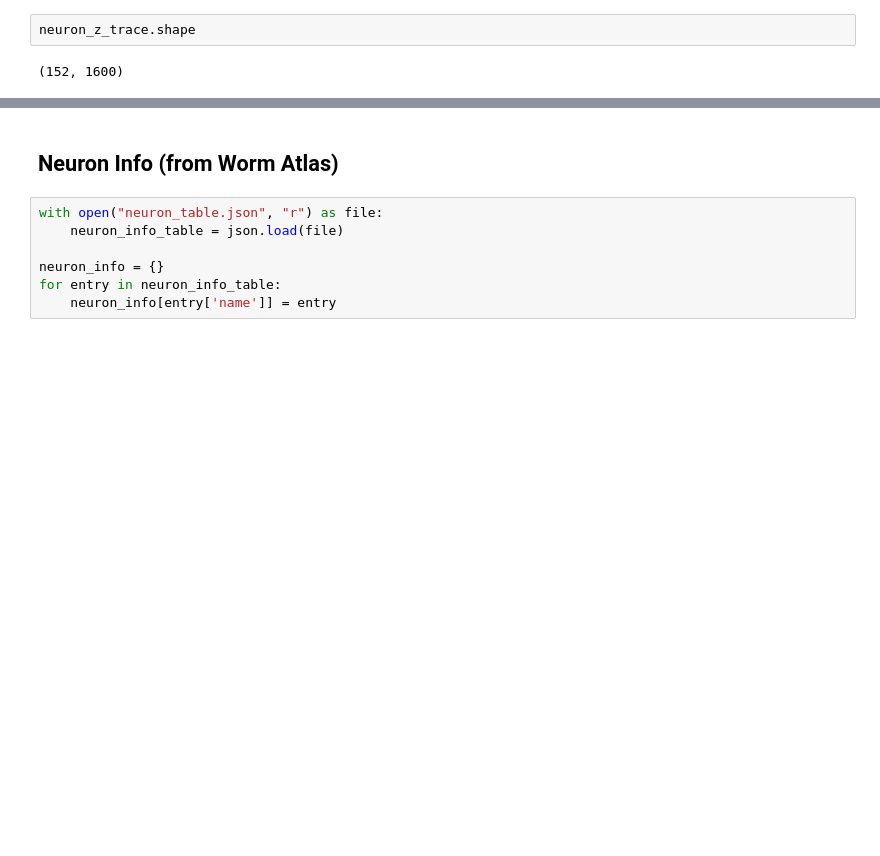
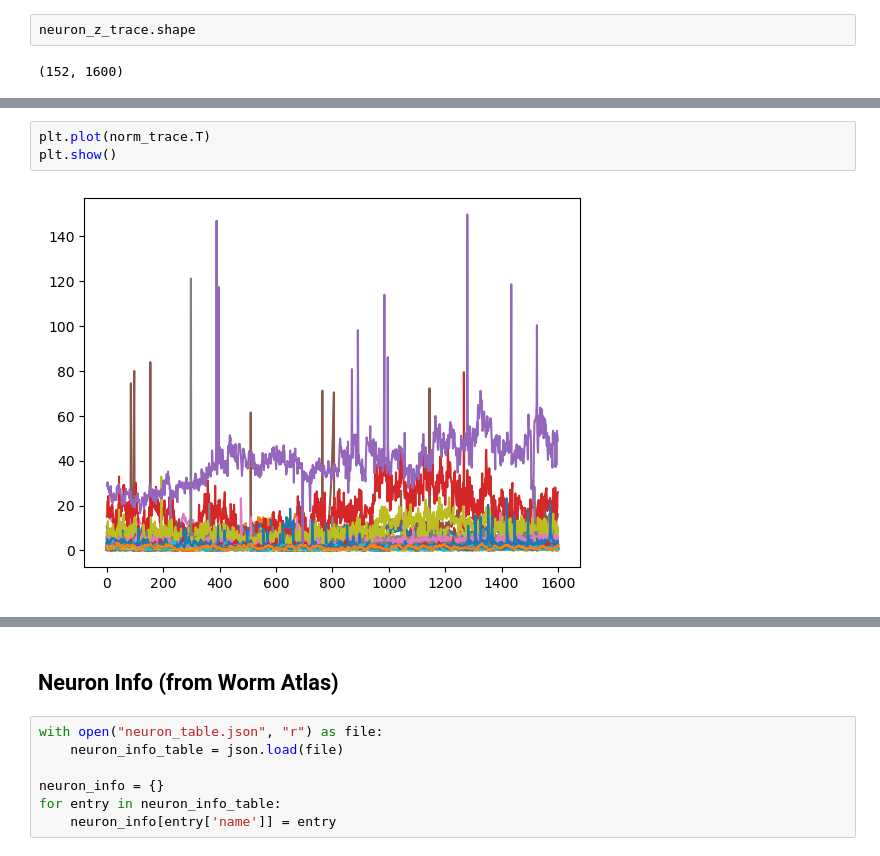
Before and after one commit to BenThrelfall/the_worm_machine, a Jupyter notebook: the_worm_model.ipynb, the cells around one changed output, grey strips where cells are left out. Saved outputs shown, nothing was run; the diff lists cells and outputs as text; blank space fills up the shorter version.

```diff
--- a/the_worm_model.ipynb
+++ b/the_worm_model.ipynb
@@ -96,0 +124,5 @@ plt.plot(neuron_trace[0])
+# %%
+plt.plot(norm_trace.T)
+plt.show()
+# %% [output]
+[figure, added]
```
Also changed, not shown: parts of 28 cells of this notebook, 4 other files.
